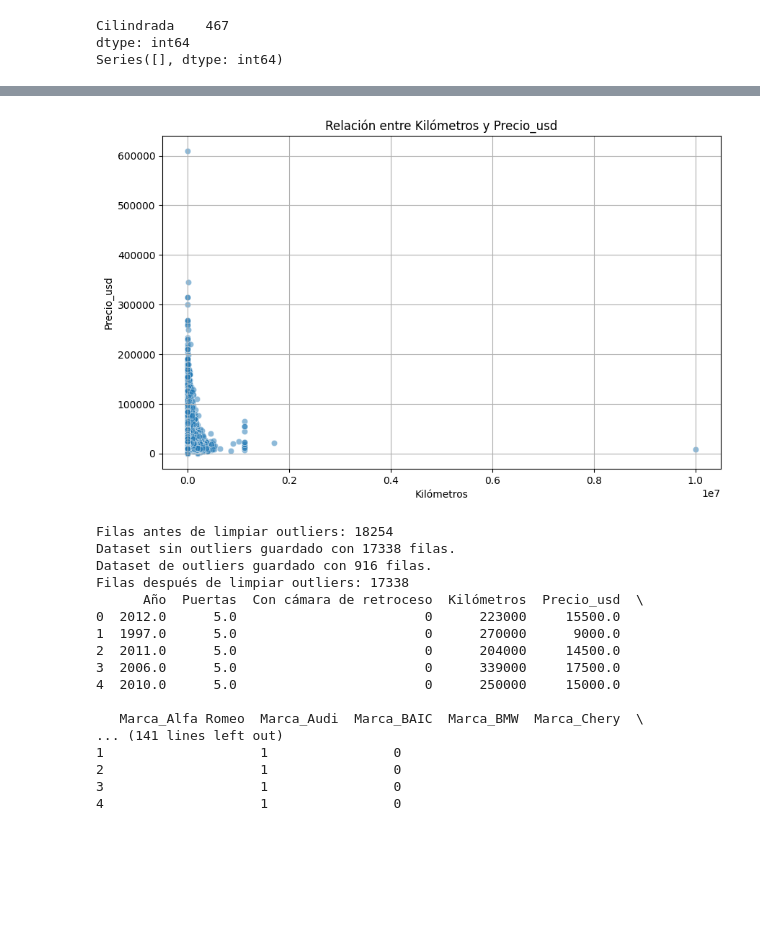
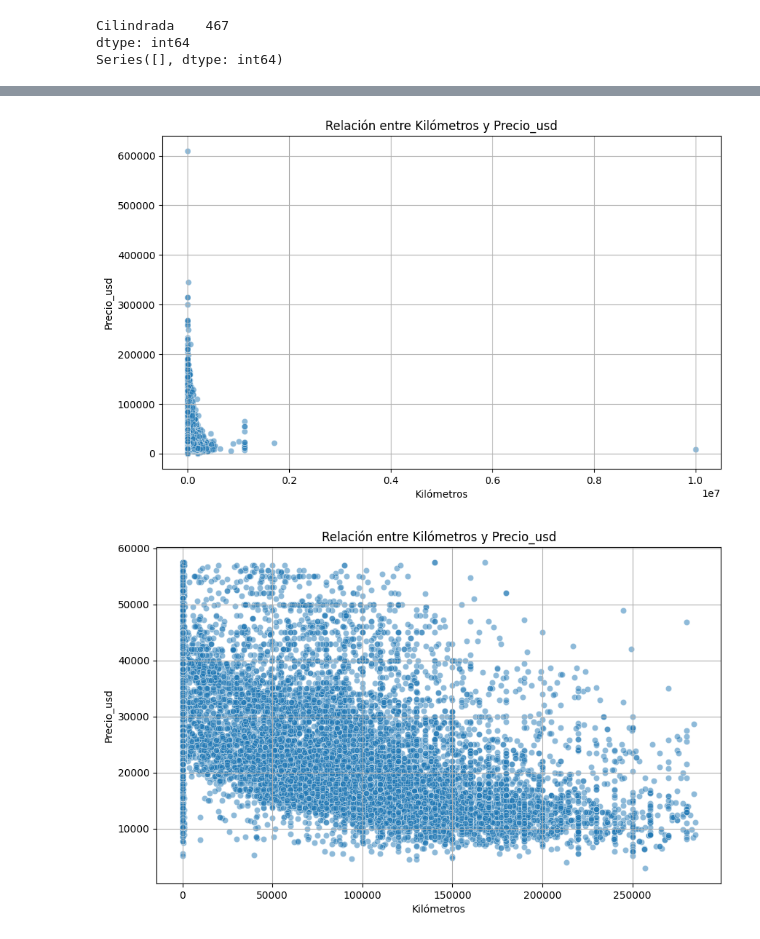
Before and after one commit to matilein/ProyectoML, a Jupyter notebook: datasetintermedio.ipynb, the cells around one changed output, grey strips where cells are left out. Drawn from its saved outputs; the diff is of its cells as text; code cells hidden in the pictures; blank space fills up the shorter version.

```diff
--- a/datasetintermedio.ipynb
+++ b/datasetintermedio.ipynb
@@ -398,53 +461,23 @@ sns.histplot(df['Precio_usd'], bins=100, log_scale=True)
 # %%
 #grafico de kilomtros vs precios
 plt.figure(figsize=(10, 6))
 sns.scatterplot(data=df, x='Kilómetros', y='Precio_usd', alpha=0.5)
 plt.title('Relación entre Kilómetros y Precio_usd')
 plt.xlabel('Kilómetros')
 plt.ylabel('Precio_usd')
 plt.grid(True)
 plt.show()
+
+plt.figure(figsize=(10, 6))
+sns.scatterplot(data=df_sin_outliers, x='Kilómetros', y='Precio_usd', alpha=0.5)
+plt.title('Relación entre Kilómetros y Precio_usd')
+plt.xlabel('Kilómetros')
+plt.ylabel('Precio_usd')
+plt.grid(True)
+plt.show()
 # %% [output]
 [figure]
+[figure, added]
-# %%
-#filas antes de limpiar outliers
-print(f"Filas antes de limpiar outliers: {len(df)}")
-# Definimos el filtro de outliers
-filtro = (df['Kilómetros'] <= 200_000) & (df['Precio_usd'] <= 250_000)
-
-# Dataset limpio (sin outliers)
-df_sin_outliers = df[filtro].reset_index(drop=True)
-
-# Dataset con los outliers (lo que fue descartado)
-df_outliers = df[~filtro].reset_index(drop=True)
-
-# Guardar ambos en CSV
-df_sin_outliers.to_csv('intermedio_sin_outliers.csv', index=False)
-df_outliers.to_csv('Outliers.csv', index=False)
-
-print(f"Dataset sin outliers guardado con {len(df_sin_outliers)} filas.")
-print(f"Dataset de outliers guardado con {len(df_outliers)} filas.")
-
-print(f"Filas después de limpiar outliers: {len(df_sin_outliers)}")
-print (df_outliers.head())
-# %% [output]
-Filas antes de limpiar outliers: 18254
-Dataset sin outliers guardado con 17338 filas.
-Dataset de outliers guardado con 916 filas.
-Filas después de limpiar outliers: 17338
-      Año  Puertas  Con cámara de retroceso  Kilómetros  Precio_usd  \
-0  2012.0      5.0                        0      223000     15500.0
-1  1997.0      5.0                        0      270000      9000.0
-2  2011.0      5.0                        0      204000     14500.0
-3  2006.0      5.0                        0      339000     17500.0
-4  2010.0      5.0                        0      250000     15000.0
-
-   Marca_Alfa Romeo  Marca_Audi  Marca_BAIC  Marca_BMW  Marca_Chery  \
-... (141 lines left out)
-1                    1                0
-2                    1                0
-3                    1                0
-4                    1                0
 # %%
 import seaborn as sns
 
```
Also changed, not shown: parts of 9 cells of this notebook, 40 other files.
